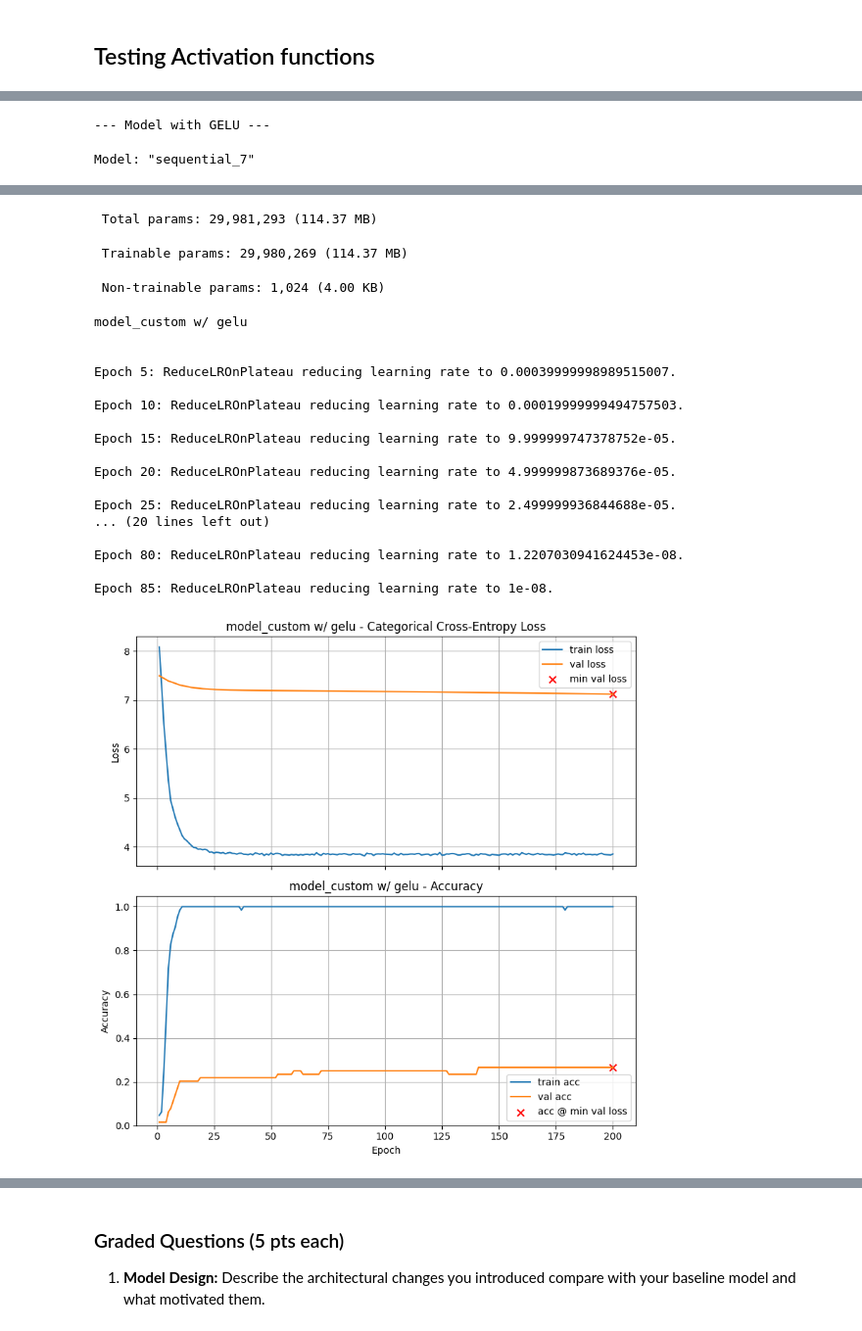
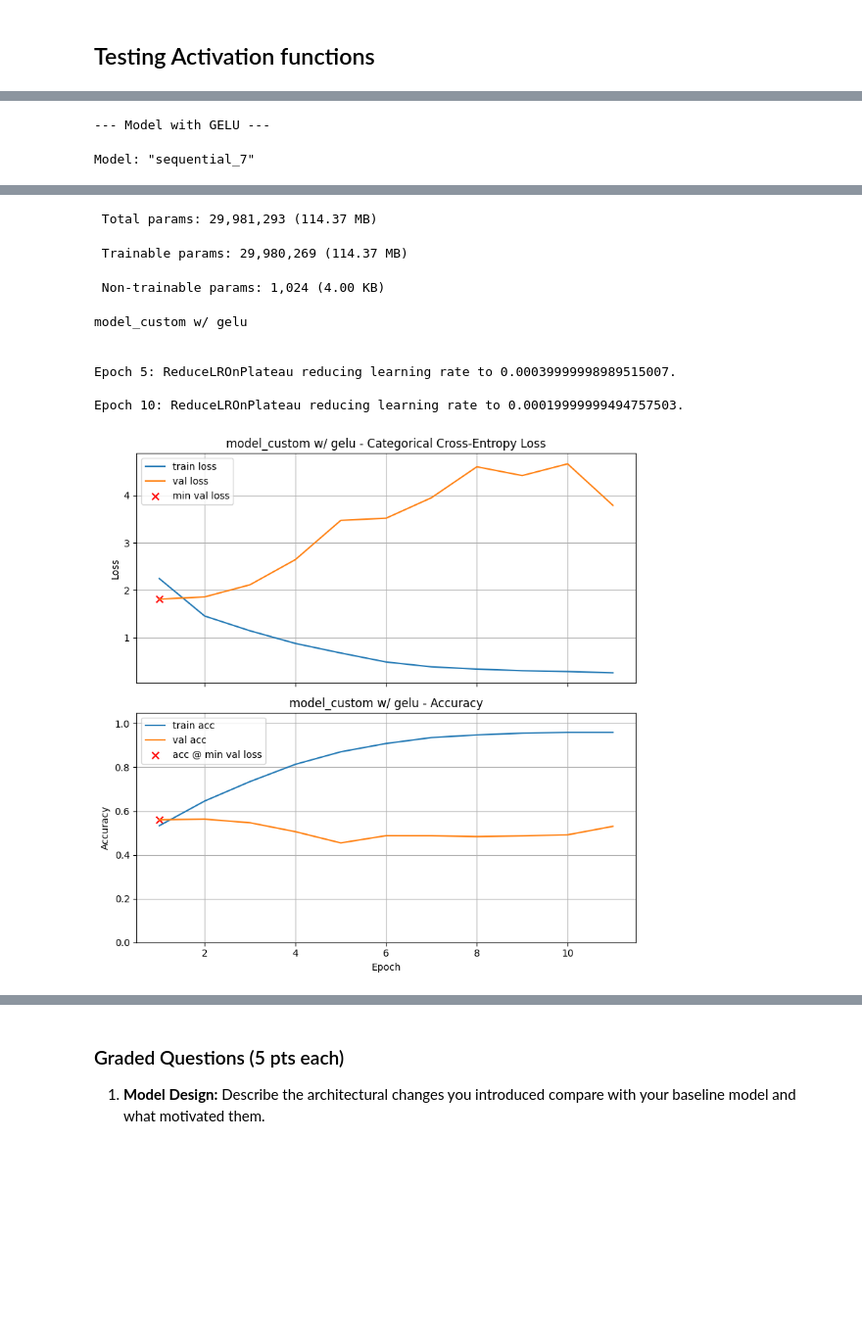
Before and after one commit to jtvon/Module-7-Assignments, a Jupyter notebook: Milestone_02.ipynb, the cells around one changed output, grey strips where cells are left out. Shown at 98% size. Drawn from its saved outputs; the diff is of its cells as text; code cells hidden in the pictures; blank space fills up the shorter version.

```diff
--- a/Milestone_02.ipynb
+++ b/Milestone_02.ipynb
@@ -287,7 +291,7 @@ print(tmp["train"][0])
 {'label': 15, 'headline': 'California Beachgoers To Tackle Surfer Gang Bullies With Integration Challenge On MLK Day', 'authors': 'Mary Papenfuss', 'link': 'https://www.huffingtonpost.com/entry/infamo ...
 # %%
 # Set max_length based on truncation analysis
-MAX_LENGTH = 100  # Max Text Length
+MAX_LENGTH = 65  # Max Text Length
 MAX_TOKENS = 100000  # Vocabulary size
 
 # Create TextVectorization layer
@@ -361,11 +365,6 @@ print(f"  Train batches: {tf.data.experimental.cardinality(train_ds_tf).numpy()}
 print(f"  Val batches: {tf.data.experimental.cardinality(val_ds_tf).numpy()}")
 print(f"  Test batches: {tf.data.experimental.cardinality(test_ds_tf).numpy()}")
 
-# Split datasets into X and Y components
-X_train, y_train = next(iter(train_ds_tf))
-X_val, y_val = next(iter(val_ds_tf))
-X_test, y_test = next(iter(test_ds_tf))
-
 # Verify batch shapes
 for text_batch, label_batch in train_ds_tf.take(1):
     print(f"\nBatch shapes:")
@@ -1167,10 +1144,13 @@ print("\n--- Model with GELU ---")
 model_with_gelu.summary()
 
 train_and_test(model_with_gelu,
-                  lr_schedule=8e-4,
-                  title=f"model_custom w/ gelu",
-                  callbacks=[reduce_lr]
-                  )
+                train_ds_tf,
+                val_ds_tf,
+                test_ds_tf,
+                lr_schedule=8e-4,
+                title=f"model_custom w/ gelu",
+                callbacks=[reduce_lr]
+              )
 # %% [output]
 --- Model with GELU ---
 Model: "sequential_7"
@@ -1181,34 +1161,23 @@ Model: "sequential_7"
 ├─────────────────────────────────┼────────────────────────┼───────────────┤
 │ global_average_pooling1d_7      │ (None, 300)            │             0 │
 │ (GlobalAveragePooling1D)        │                        │               │
 ├─────────────────────────────────┼────────────────────────┼───────────────┤
 │ dense_14 (Dense)                │ (None, 512)            │       154,112 │
 ├─────────────────────────────────┼────────────────────────┼───────────────┤
 │ batch_normalization_6           │ (None, 512)            │         2,048 │
 │ (BatchNormalization)            │                        │               │
 ├─────────────────────────────────┼────────────────────────┼───────────────┤
 │ dropout_6 (Dropout)             │ (None, 512)            │             0 │
 ├─────────────────────────────────┼────────────────────────┼───────────────┤
 │ dense_15 (Dense)                │ (None, 41)             │        21,033 │
 └─────────────────────────────────┴────────────────────────┴───────────────┘
  Total params: 29,981,293 (114.37 MB)
  Trainable params: 29,980,269 (114.37 MB)
  Non-trainable params: 1,024 (4.00 KB)
 model_custom w/ gelu
 
 
 Epoch 5: ReduceLROnPlateau reducing learning rate to 0.00039999998989515007.
 
 Epoch 10: ReduceLROnPlateau reducing learning rate to 0.00019999999494757503.
-
-Epoch 15: ReduceLROnPlateau reducing learning rate to 9.999999747378752e-05.
-
-Epoch 20: ReduceLROnPlateau reducing learning rate to 4.999999873689376e-05.
-
-Epoch 25: ReduceLROnPlateau reducing learning rate to 2.499999936844688e-05.
-... (20 lines left out)
-
-Epoch 80: ReduceLROnPlateau reducing learning rate to 1.2207030941624453e-08.
-
-Epoch 85: ReduceLROnPlateau reducing learning rate to 1e-08.
-[figure, old version]
+[figure, new version]
```
Also changed, not shown: parts of 24 cells of this notebook.
